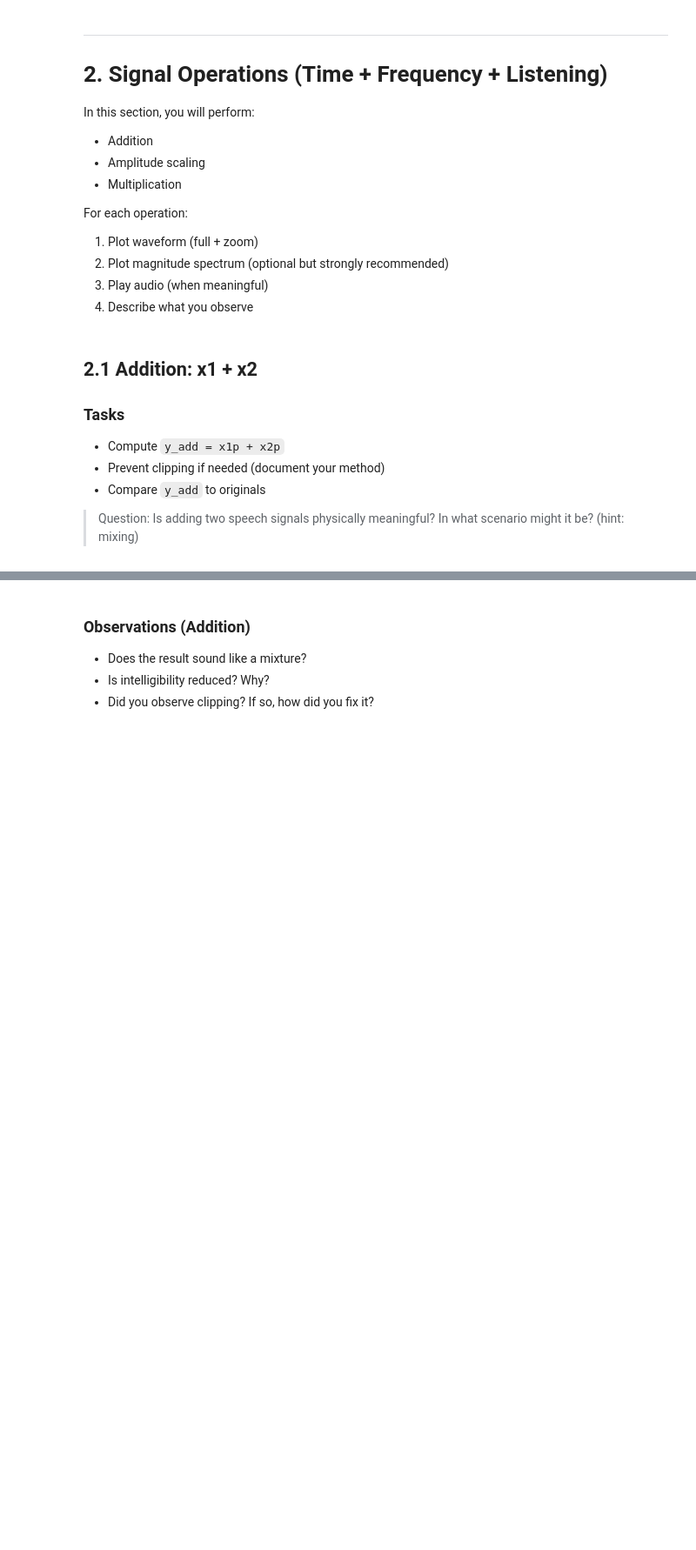
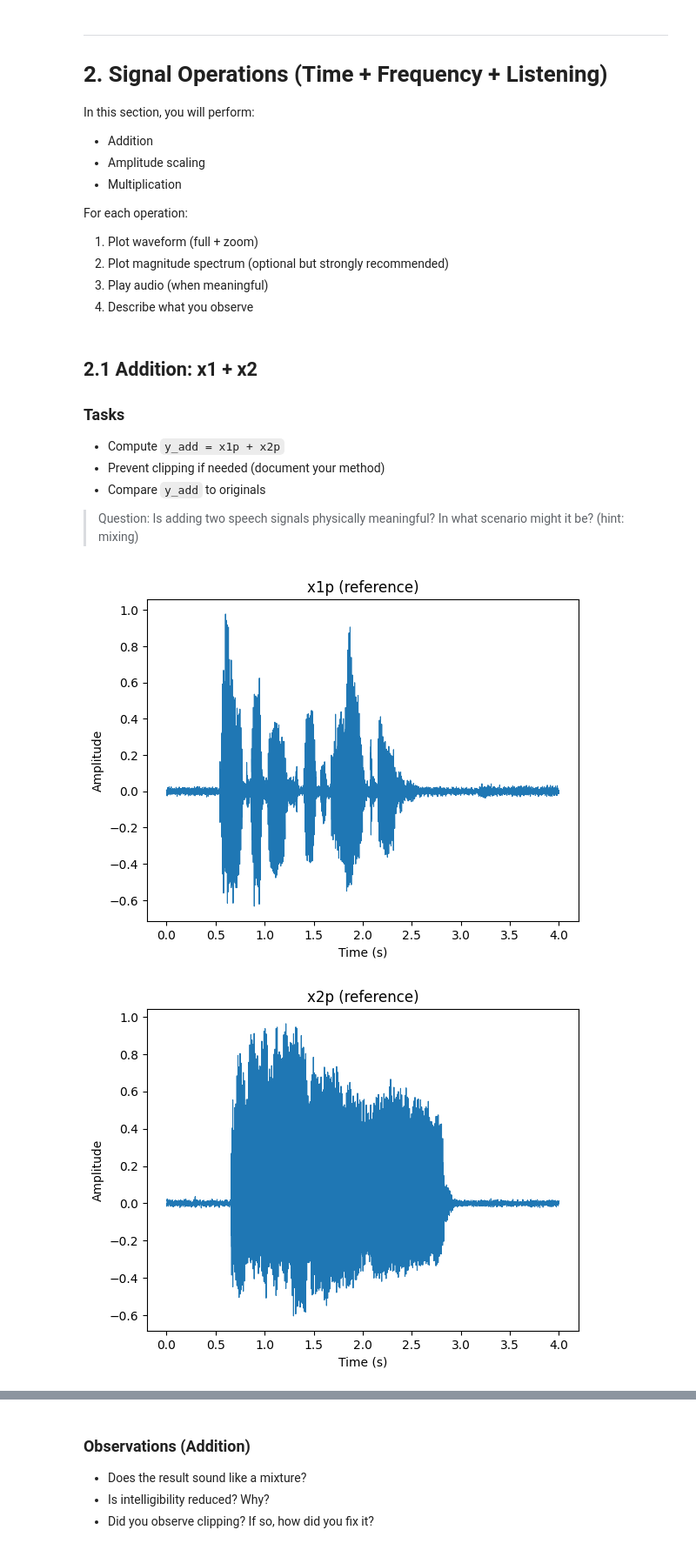
Before and after one commit to kkodachi/ee519-HW1, a Jupyter notebook: HW1_Notebook2_Signal_Operations_and_System_Properties.ipynb, the cells around one changed output, grey strips where cells are left out. Shown at 87% size. Cells and saved outputs as stored; diff of their text form; code cells hidden in the pictures; blank space fills up the shorter version.

```diff
--- a/HW1_Notebook2_Signal_Operations_and_System_Properties.ipynb
+++ b/HW1_Notebook2_Signal_Operations_and_System_Properties.ipynb
@@ -181,6 +225,6 @@ Create `x1p` and `x2p` such that:
 # Option B: use fs2
 # Option C: choose a new rate (e.g., 16000) and resample both
 
-fs_common = None
+fs_common = 8000
 # %%
 # TODO: Implement resampling if needed
@@ -190,8 +241,8 @@ def resample_signal(x, fs_in, fs_out):
 # %%
 # TODO: Create preprocessed signals with same fs and same length
-# x1p = ...
-# x2p = ...
-# fs = fs_common
+x1p, _ = resample_signal(x1,fs1,fs_common)
+x2p, _ = resample_signal(x2,fs2,fs_common)
+fs = fs_common
 # %% [markdown]
 ### Explain your preprocessing
 
@@ -217,7 +272,27 @@ For each operation:
 # TODO: Implement a magnitude spectrum helper
 def magnitude_spectrum(x, fs):
     """Return frequency axis (Hz) and magnitude spectrum (linear or dB)."""
-    raise NotImplementedError("Implement magnitude_spectrum")
+    # raise NotImplementedError("Implement magnitude_spectrum")
+    n = len(x)
+    x_w = x * np.hanning(n).astype(np.float32)
+
+    # compute fft and freq axis
+    X = np.fft.rfft(x_w)
+    freqs = np.fft.rfftfreq(n, d=1/fs)
+    mag = 20*np.log10(np.abs(X) + 1e-12)
+    # mag = np.abs(X)
+
+    return freqs, mag
+
+def plot_spectrum(f, mag):
+    plt.figure(figsize=(12, 4))
+    plt.plot(f, mag, linewidth=1.0)
+    plt.title("Magnitude vs Frequency")
+    plt.xlabel("Frequency (Hz)")
+    plt.ylabel("Magnitude (dB)")
+    plt.xlim(0, fs/2)
+    plt.grid(True)
+    plt.show()
 # %% [markdown]
 ## 2.1 Addition: x1 + x2
 
@@ -234,9 +309,17 @@ def magnitude_spectrum(x, fs):
 # - normalize
 # - scale by 0.5
 # - limiter (not required)
+
+# add and scale
+y_add = 0.5 * (x1p + x2p)
 # %%
 # TODO: Plot + play
-# plot_waveform(x1p, fs, "x1p (reference)")
-# plot_waveform(x2p, fs, "x2p (reference)")
-# plot_waveform(y_add, fs, "y_add = x1p + x2p")
-# play_audio(y_add, fs)
+plot_waveform(x1p, fs, "x1p (reference)")
+plot_waveform(x2p, fs, "x2p (reference)")
+plot_waveform(y_add, fs, "y_add = x1p + x2p")
+f, m = magnitude_spectrum(y_add,fs)
+plot_spectrum(f,m)
+play_audio(y_add, fs)
+# %% [output]
+[figure, added]
+[figure, added]
```
Also changed, not shown: parts of 25 cells of this notebook, 5 other files.
